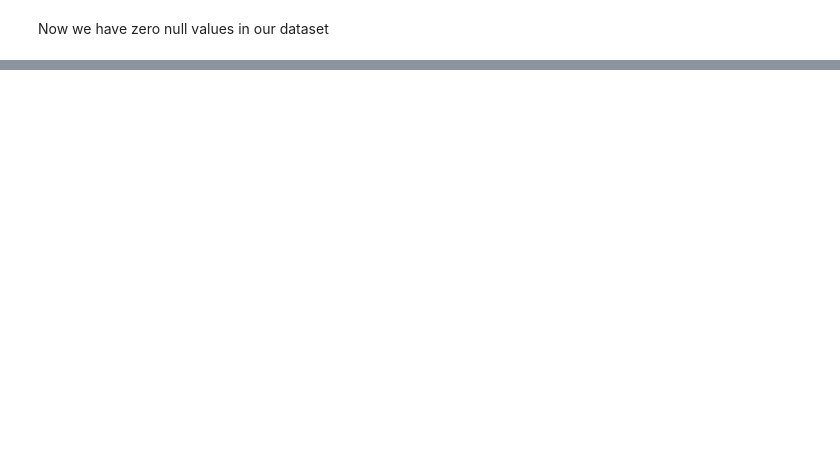
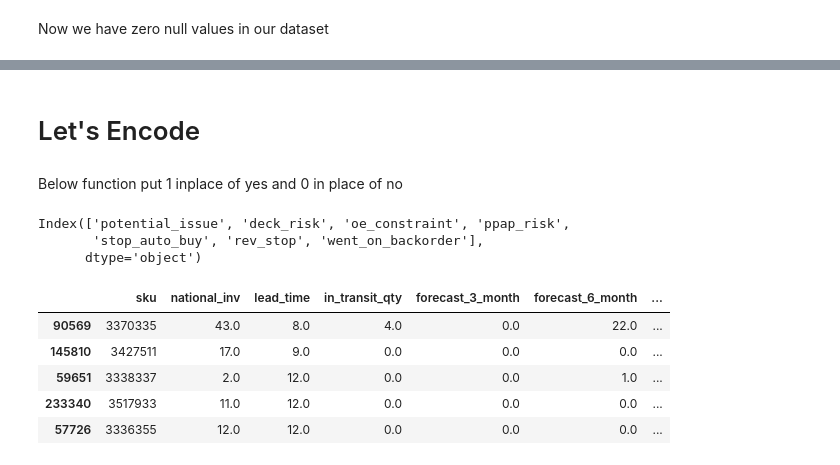
Before and after one commit to Krish-Goyani/Back-Order-Prediction, a Jupyter notebook: back-order-prediction.ipynb, the cells around one changed output, grey strips where cells are left out. Cells and saved outputs as stored; diff of their text form; code cells hidden in the pictures; blank space fills up the shorter version.

```diff
--- a/back-order-prediction.ipynb
+++ b/back-order-prediction.ipynb
@@ -221,4 +235,5 @@ train_df[train_df['national_inv'].isnull()]
 |  | sku | national_inv | lead_time | in_transit_qty | forecast_3_month | forecast_6_month | ... |
 | 1687860 | (1687860 rows) | NaN | NaN | NaN | NaN | NaN | ... |
 # %%
-train_df.drop(index=1687860, inplace=True)
+#df.drop(index=1687860, inplace=True)
+test_df.drop(index=242075, inplace=True)
@@ -262,0 +414,10 @@ Now we have zero null values in our dataset
+# %% [markdown]
+# Let's Encode
+# %% [markdown]
+Below function put 1 inplace of yes and 0 in place of no
+# %%
+cat_features
+# %% [output]
+Index(['potential_issue', 'deck_risk', 'oe_constraint', 'ppap_risk',
+       'stop_auto_buy', 'rev_stop', 'went_on_backorder'],
+      dtype='object')
@@ -262,0 +436,9 @@ Now we have zero null values in our dataset
+# %%
+test_df.sample(5)
+# %% [output]
+|  | sku | national_inv | lead_time | in_transit_qty | forecast_3_month | forecast_6_month | ... |
+| 90569 | 3370335 | 43.0 | 8.0 | 4.0 | 0.0 | 22.0 | ... |
+| 145810 | 3427511 | 17.0 | 9.0 | 0.0 | 0.0 | 0.0 | ... |
+| 59651 | 3338337 | 2.0 | 12.0 | 0.0 | 0.0 | 1.0 | ... |
+| 233340 | 3517933 | 11.0 | 12.0 | 0.0 | 0.0 | 0.0 | ... |
+| 57726 | 3336355 | 12.0 | 12.0 | 0.0 | 0.0 | 0.0 | ... |
```
Also changed, not shown: parts of 42 cells of this notebook.
